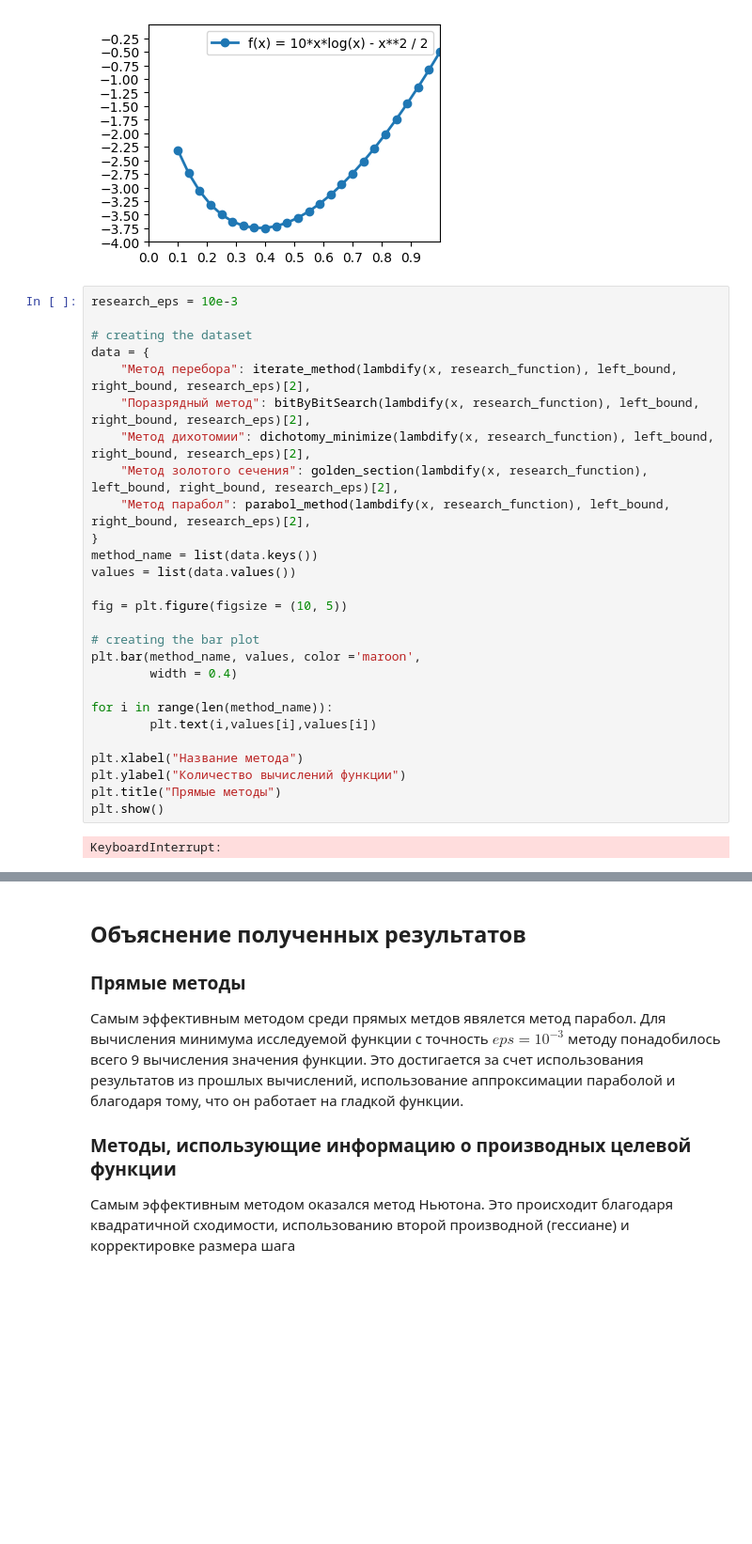
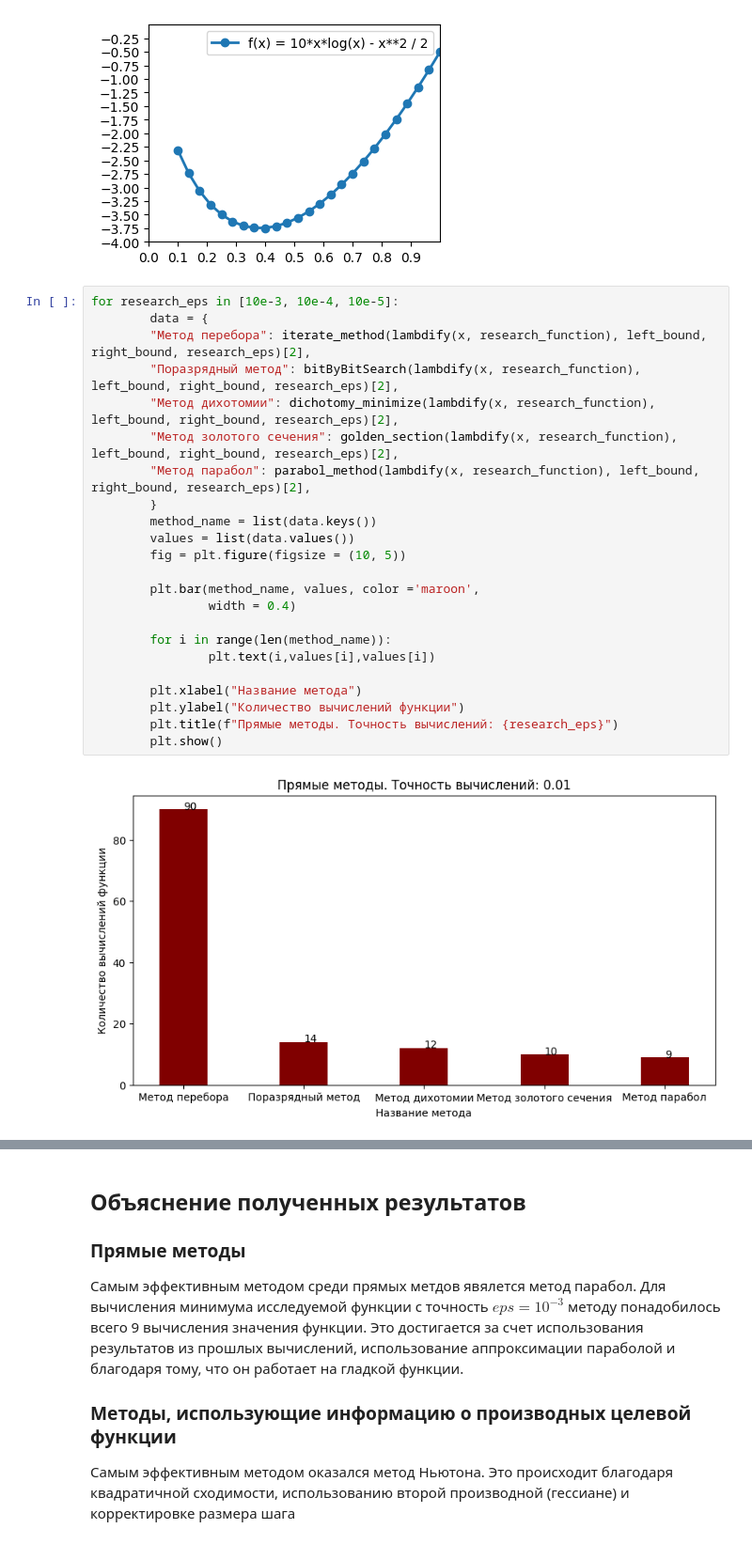
Before and after one commit to niceguy135/optimization_labs, a Jupyter notebook: Lab1.ipynb, the cells around one changed output, grey strips where cells are left out. Shown: that part at 94% size. Saved outputs shown, nothing was run; the diff lists cells and outputs as text; blank space fills up the shorter version.

```diff
--- a/Lab1.ipynb
+++ b/Lab1.ipynb
@@ -405,31 +405,27 @@ plt.show()
 # %% [output]
 [figure]
 # %%
-research_eps = 10e-3
+for research_eps in [10e-3, 10e-4, 10e-5]:
+        data = {
+        "Метод перебора": iterate_method(lambdify(x, research_function), left_bound, right_bound, research_eps)[2],
+        "Поразрядный метод": bitByBitSearch(lambdify(x, research_function), left_bound, right_bound, research_eps)[2],
+        "Метод дихотомии": dichotomy_minimize(lambdify(x, research_function), left_bound, right_bound, research_eps)[2],
+        "Метод золотого сечения": golden_section(lambdify(x, research_function), left_bound, right_bound, research_eps)[2],
+        "Метод парабол": parabol_method(lambdify(x, research_function), left_bound, right_bound, research_eps)[2],
+        }
+        method_name = list(data.keys())
+        values = list(data.values())
+        fig = plt.figure(figsize = (10, 5))
 
-# creating the dataset
-data = {
-    "Метод перебора": iterate_method(lambdify(x, research_function), left_bound, right_bound, research_eps)[2],
-    "Поразрядный метод": bitByBitSearch(lambdify(x, research_function), left_bound, right_bound, research_eps)[2],
-    "Метод дихотомии": dichotomy_minimize(lambdify(x, research_function), left_bound, right_bound, research_eps)[2],
-    "Метод золотого сечения": golden_section(lambdify(x, research_function), left_bound, right_bound, research_eps)[2],
-    "Метод парабол": parabol_method(lambdify(x, research_function), left_bound, right_bound, research_eps)[2],
-}
-method_name = list(data.keys())
-values = list(data.values())
+        plt.bar(method_name, values, color ='maroon',
+                width = 0.4)
 
-fig = plt.figure(figsize = (10, 5))
+        for i in range(len(method_name)):
+                plt.text(i,values[i],values[i])
 
-# creating the bar plot
-plt.bar(method_name, values, color ='maroon',
-        width = 0.4)
-
-for i in range(len(method_name)):
-        plt.text(i,values[i],values[i])
-
-plt.xlabel("Название метода")
-plt.ylabel("Количество вычислений функции")
-plt.title("Прямые методы")
-plt.show()
+        plt.xlabel("Название метода")
+        plt.ylabel("Количество вычислений функции")
+        plt.title(f"Прямые методы. Точность вычислений: {research_eps}")
+        plt.show()
 # %% [output]
-KeyboardInterrupt:
+[figure, added]
```
Also changed, not shown: parts of 12 cells of this notebook.
